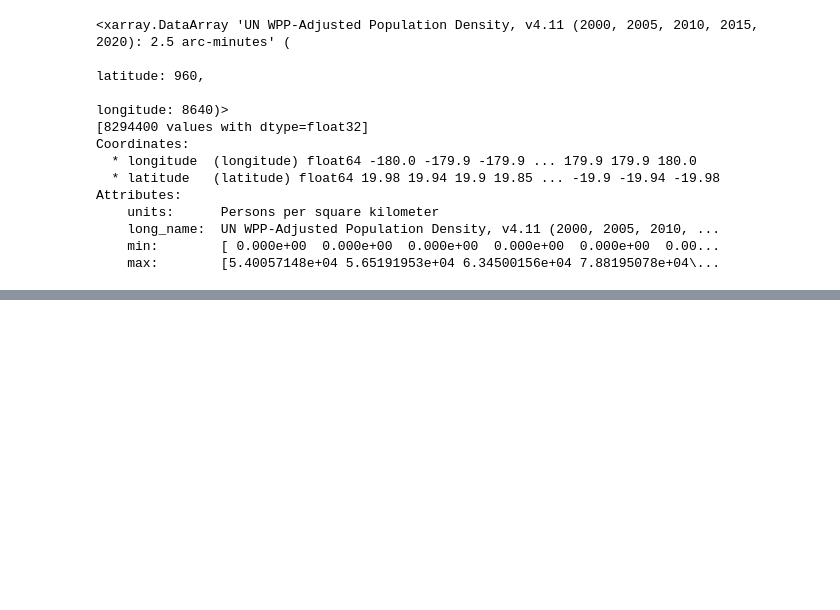
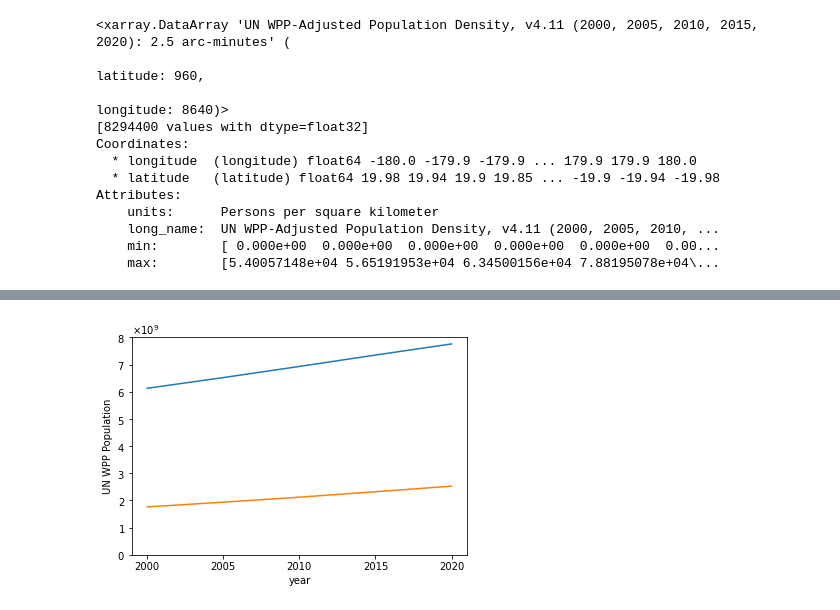
Before and after one commit to sdat2/pop, a Jupyter notebook: Pop.ipynb, the cells around one changed output, grey strips where cells are left out. Drawn from its saved outputs; the diff is of its cells as text; code cells hidden in the pictures; blank space fills up the shorter version.

```diff
--- a/Pop.ipynb
+++ b/Pop.ipynb
@@ -100,0 +128,8 @@ Attributes:
+# %%
+count_all.sum(dim=["longitude", "latitude"]).plot()
+count_all.sel(latitude=slice(20,-20)).sum(dim=["longitude", "latitude"]).plot()
+plt.ylim(0, 8e9)
+plt.xticks([2000, 2005, 2010, 2015, 2020])
+plt.gca().ticklabel_format(axis="y", style="sci", scilimits=(0, 0), useMathText=True)
+# %% [output]
+[figure, added]
```
Also changed, not shown: parts of 8 cells of this notebook.
